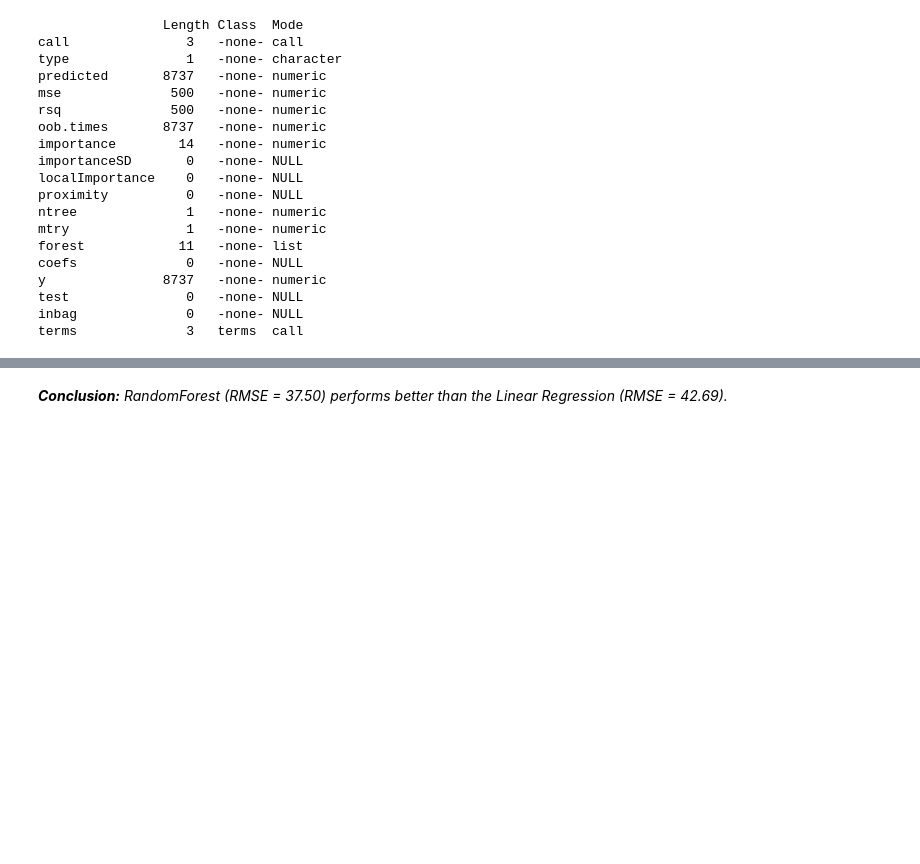
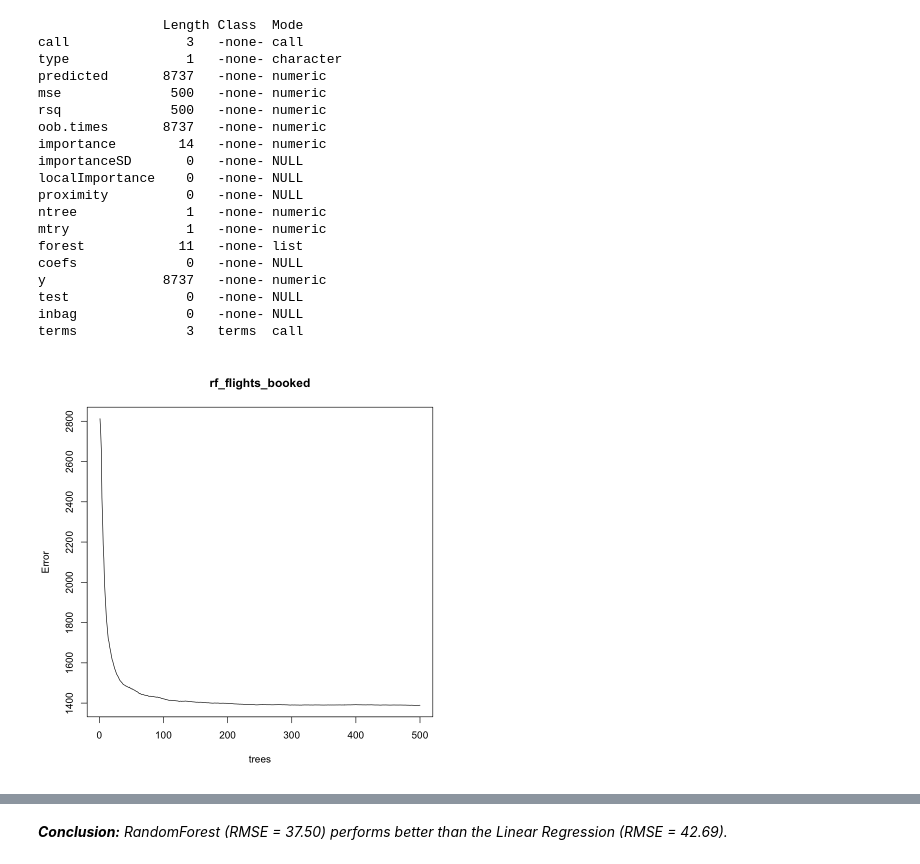
Before and after one commit to RAScheepmaker/STA5737-Applied-Analytics-Project, a Jupyter notebook: Code/STA5737-Project-Scheepmaker.ipynb, the cells around one changed output, grey strips where cells are left out. Drawn from its saved outputs; the diff is of its cells as text; code cells hidden in the pictures; blank space fills up the shorter version.

```diff
--- a/Code/STA5737-Project-Scheepmaker.ipynb
+++ b/Code/STA5737-Project-Scheepmaker.ipynb
@@ -791,4 +811,8 @@ y               8737   -none- numeric
 test               0   -none- NULL
 inbag              0   -none- NULL
 terms              3   terms  call
+# %%
+plot(rf_flights_booked)
+# %% [output]
+[figure, added]
 # %%
```
Also changed, not shown: parts of 37 cells of this notebook, 16 other files.
